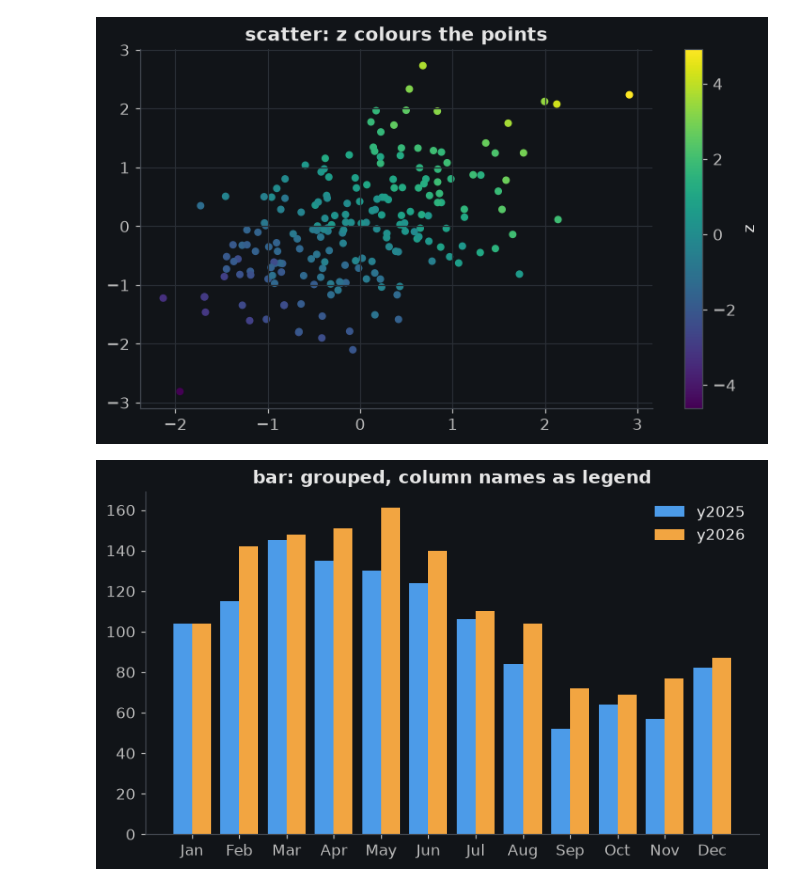
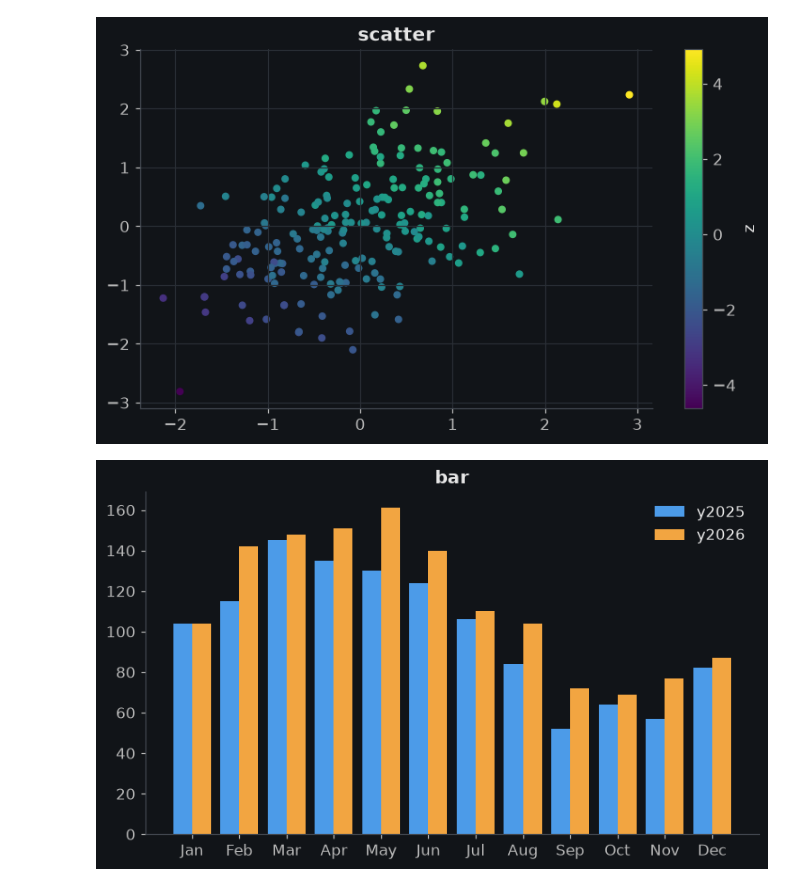
Before and after one commit to vhrabar/kx-mplstyles, a Jupyter notebook: previews/demo.ipynb, the cells around one changed output. Drawn from its saved outputs; the diff is of its cells as text; code cells hidden in the pictures.

```diff
--- a/previews/demo.ipynb
+++ b/previews/demo.ipynb
@@ -33,9 +24,9 @@ kx.plot(waves.x, waves.y, waves.z, 'line-grid-leg', title='line: y and z against
 # %%
-kx.plot(cloud.x, cloud.y, cloud.z, 'scatter-grid', title='scatter: z colours the points');
+kx.plot(cloud.x, cloud.y, cloud.z, 'scatter-grid', title='scatter');
 # %% [output]
-[figure, old version]
+[figure, new version]
 # %%
-kx.plot(monthly.month, monthly.y2025, monthly.y2026, 'bar-leg', title='bar: grouped, column names as legend');
+kx.plot(monthly.month, monthly.y2025, monthly.y2026, 'bar-leg', title='bar');
 # %% [output]
-[figure, old version]
+[figure, new version]
 # %%
```
Also changed, not shown: parts of 21 cells of this notebook, 6 other files.
